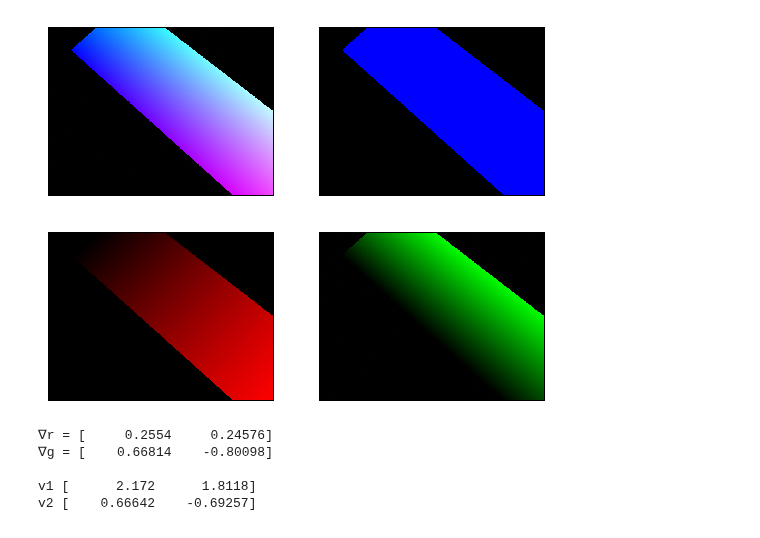
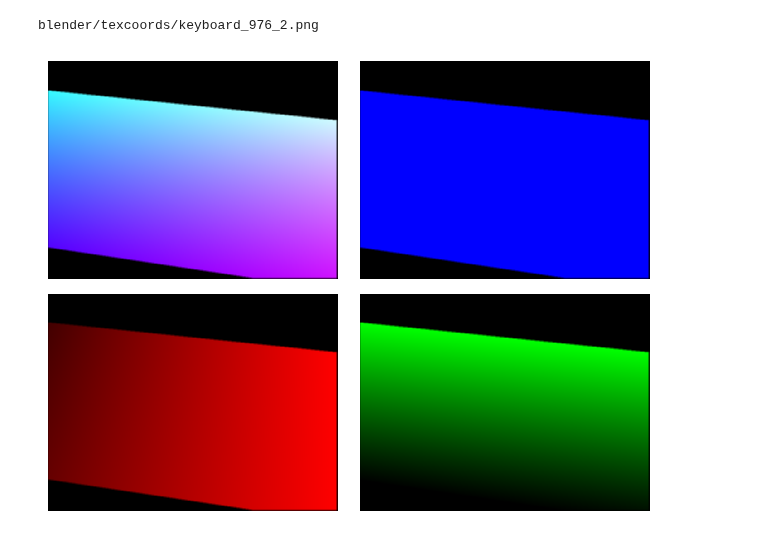
Before and after one commit to umrover/keyboard-detection, a Jupyter notebook: notebooks/corner-extraction.ipynb, the cells around one changed output. Saved outputs shown, nothing was run; the diff lists cells and outputs as text; code cells hidden in the pictures.

```diff
--- a/notebooks/corner-extraction.ipynb
+++ b/notebooks/corner-extraction.ipynb
@@ -8,44 +86,20 @@ from keyrover import *
 # %%
 paths = glob.glob(f"blender/texcoords/*.png")
 path = random.choice(paths)
+print(path)
 
-img = cv2.imread(path)
-img = cv2.cvtColor(img, cv2.COLOR_BGR2RGB)
+img = cv2.cvtColor(cv2.imread(path), cv2.COLOR_BGR2RGB).astype("float")
 
 mask = img[:, :, 2] > 1
 mask_indices = np.where(mask)
 
+blurred_img = cv2.GaussianBlur(img, (3, 3), 5)
+img = cv2.GaussianBlur(img, (5, 5), 3)
+
 r, g, b = cv2.split(img)
-r = r.astype("float")
-g = g.astype("float")
-
 z = np.zeros(r.shape)
 
-imshow(img, np.stack([z, z, b]))
-imshow(np.stack([r, z, z]), np.stack([z, g, z]))
+show_images([img, np.stack([z, z, b]), np.stack([r, z, z]), np.stack([z, g, z])])
 # %% [output]
+blender/texcoords/keyboard_976_2.png
-[figure, old version]
+[figure, new version]
-[figure, removed]
-# %%
-drdy, drdx = map(lambda grad: grad[mask], np.gradient(r))
-dgdy, dgdx = map(lambda grad: grad[mask], np.gradient(g))
-
-drdx_mean = drdx[abs(drdx) < 10].mean()
-drdy_mean = drdy[abs(drdy) < 10].mean()
-dgdx_mean = dgdx[abs(dgdx) < 10].mean()
-dgdy_mean = dgdy[abs(dgdy) < 10].mean()
-
-J = np.array([[drdx_mean, drdy_mean], [dgdx_mean, dgdy_mean]])
-v1, v2 = np.linalg.inv(J).T
-
-print("∇r =", J[0])
-print("∇g =", J[1])
-print()
-print("v1", v1)
-print("v2", v2)
-# %% [output]
-∇r = [     0.2554     0.24576]
-∇g = [    0.66814    -0.80098]
-
-v1 [      2.172      1.8118]
-v2 [    0.66642    -0.69257]
```
Also changed, not shown: parts of 7 cells of this notebook.
